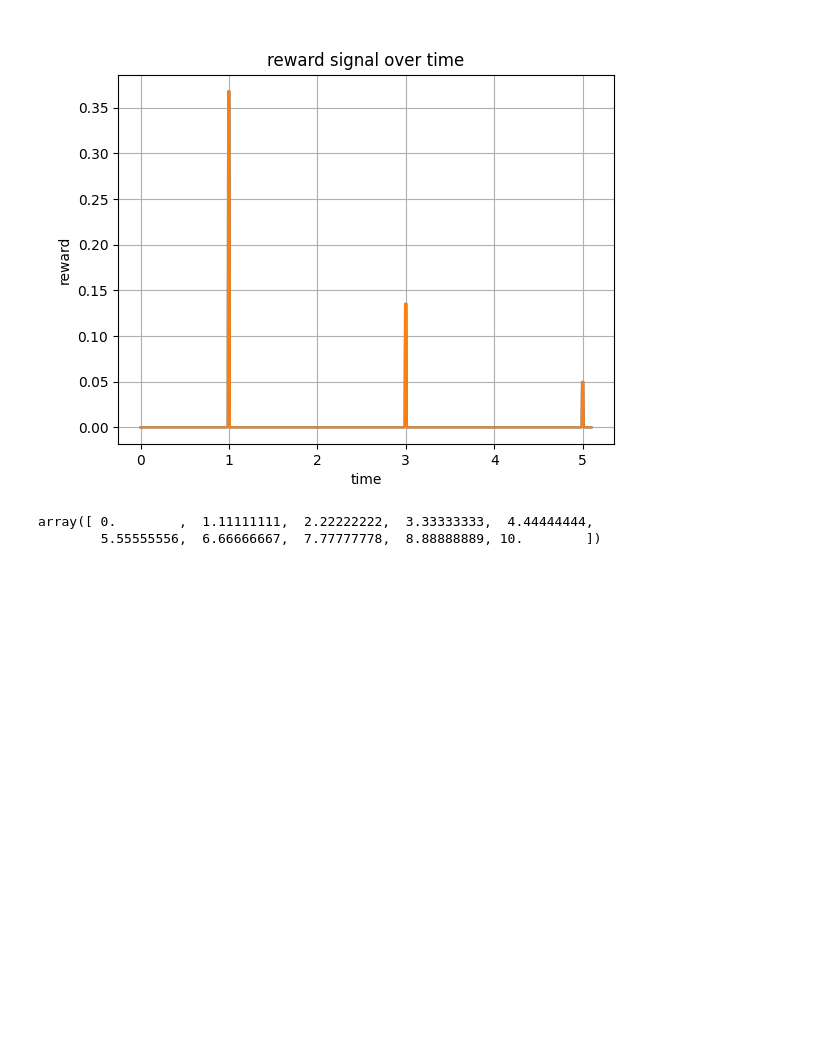
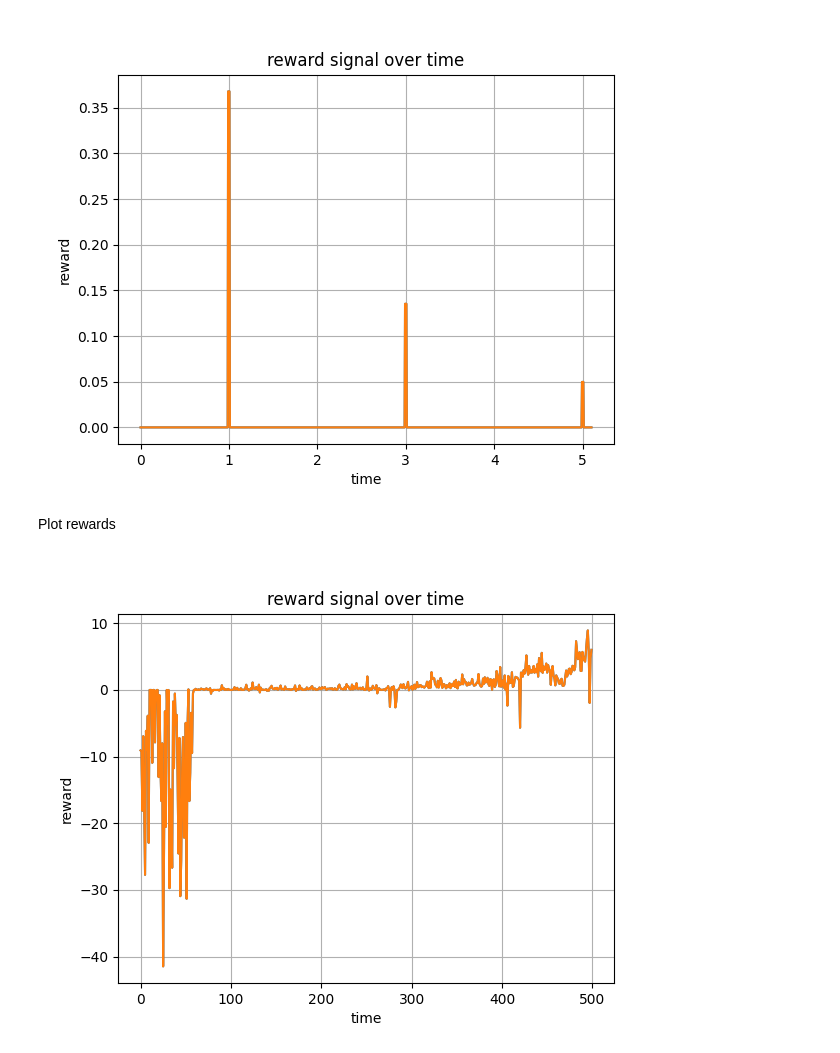
Before and after one commit to joaoMartinSaquet/smartDarts, a Jupyter notebook: smartdarts/jupyter/viz.ipynb, the cells around one changed output. Saved outputs shown, nothing was run; the diff lists cells and outputs as text; code cells hidden in the pictures; blank space fills up the shorter version.

```diff
--- a/smartdarts/jupyter/viz.ipynb
+++ b/smartdarts/jupyter/viz.ipynb
@@ -348,8 +348,24 @@ ind , tr [[978]
  [980]
  [981]]
 [figure]
+# %% [markdown]
+Plot rewards
 # %%
-t
+import numpy as np
+
+import matplotlib.pyplot as plt
+%matplotlib widget
+
+reward = np.load("../python_scripts/logs_corrector/rewards.npy")
+fig = plt.figure()
+ax = fig.add_subplot(111)
+
+# reward = np.exp(-reward)
+ax.plot(reward)
+ax.set_title("reward signal over time")
+ax.plot(reward)
+ax.set_xlabel("time")
+ax.set_ylabel("reward")
+ax.grid(True)
 # %% [output]
-array([ 0.        ,  1.11111111,  2.22222222,  3.33333333,  4.44444444,
-        5.55555556,  6.66666667,  7.77777778,  8.88888889, 10.        ])
+[figure, added]
```
Also changed, not shown: parts of 4 cells of this notebook, 8 other files.
